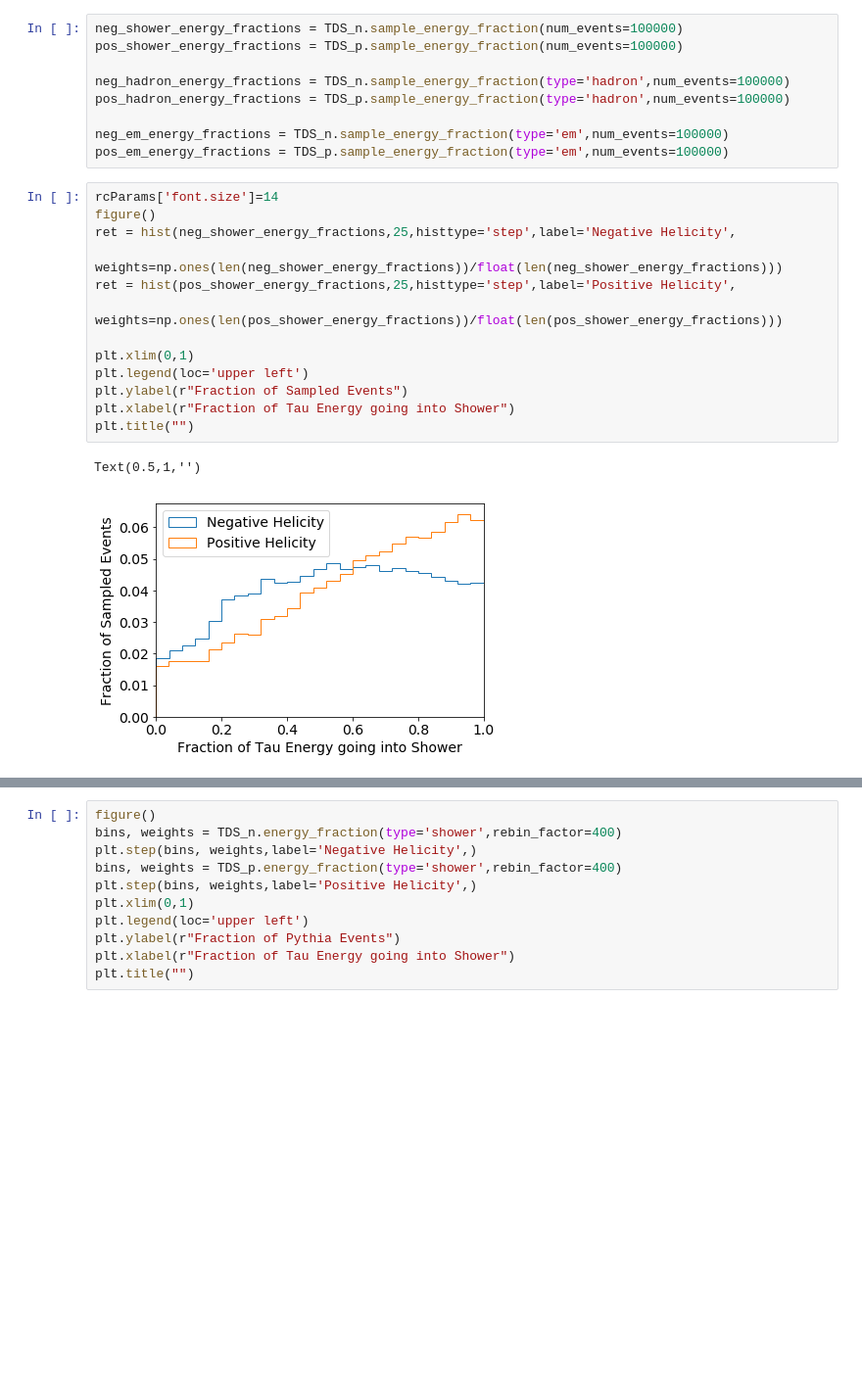
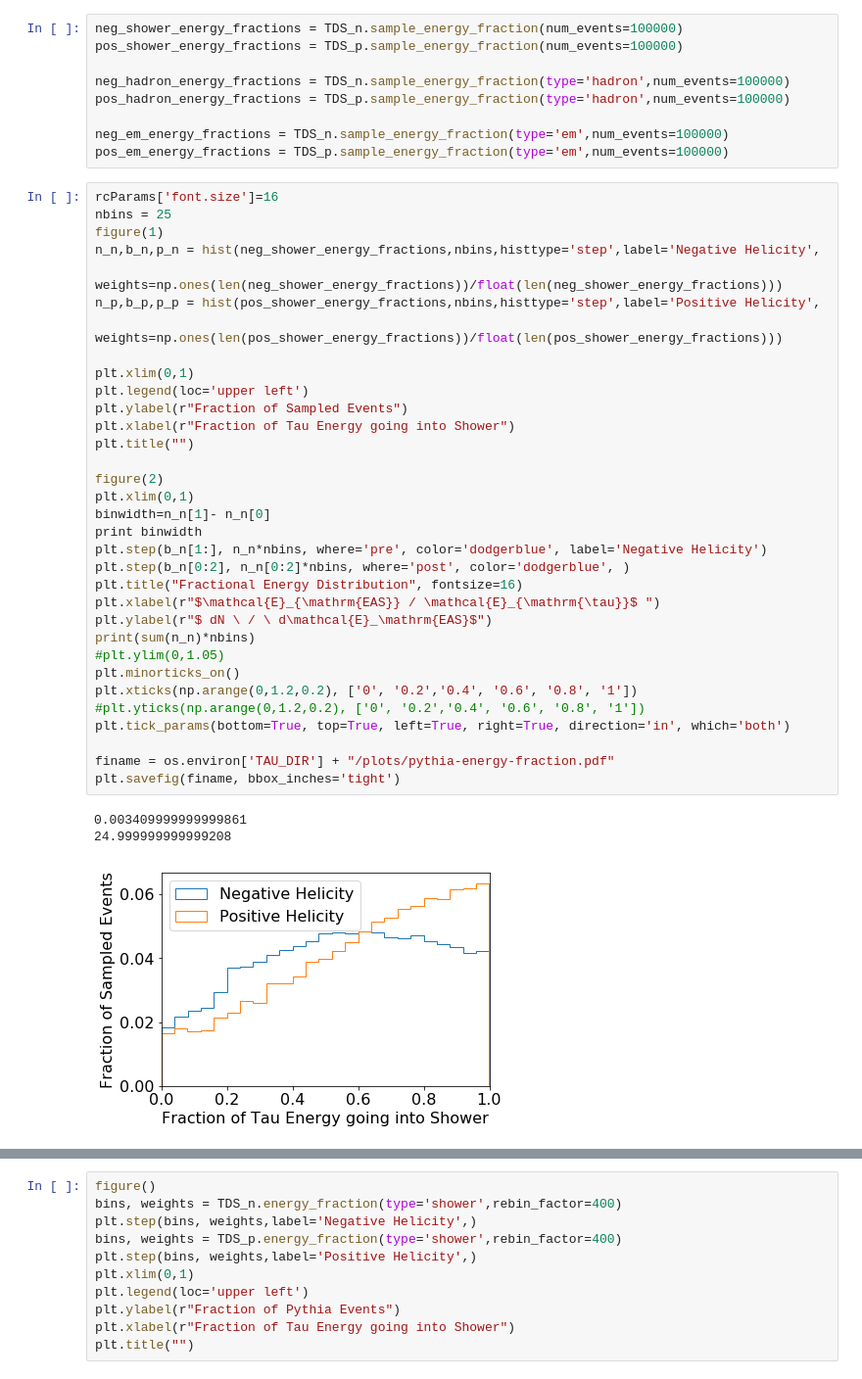
Before and after one commit to swissel/nutau_acceptance, a Jupyter notebook: 03_Detector/test_Tau_Decay_Pythia_Simulator.ipynb, the cells around one changed output, grey strips where cells are left out. Shown at 98% size. Saved outputs shown, nothing was run; the diff lists cells and outputs as text; blank space fills up the shorter version.

```diff
--- a/03_Detector/test_Tau_Decay_Pythia_Simulator.ipynb
+++ b/03_Detector/test_Tau_Decay_Pythia_Simulator.ipynb
@@ -89,19 +90,40 @@ pos_hadron_energy_fractions = TDS_p.sample_energy_fraction(type='hadron',num_eve
 
 neg_em_energy_fractions = TDS_n.sample_energy_fraction(type='em',num_events=100000)
 pos_em_energy_fractions = TDS_p.sample_energy_fraction(type='em',num_events=100000)
-# %%
-rcParams['font.size']=14
-figure()
-ret = hist(neg_shower_energy_fractions,25,histtype='step',label='Negative Helicity',
-           weights=np.ones(len(neg_shower_energy_fractions))/float(len(neg_shower_energy_fractions)))
-ret = hist(pos_shower_energy_fractions,25,histtype='step',label='Positive Helicity',
-           weights=np.ones(len(pos_shower_energy_fractions))/float(len(pos_shower_energy_fractions)))
-
-plt.xlim(0,1)
-plt.legend(loc='upper left')
-plt.ylabel(r"Fraction of Sampled Events")
-plt.xlabel(r"Fraction of Tau Energy going into Shower")
-plt.title("")
-# %% [output]
-Text(0.5,1,'')
-[figure, removed]
+# %%
+rcParams['font.size']=16
+nbins = 25
+figure(1)
+n_n,b_n,p_n = hist(neg_shower_energy_fractions,nbins,histtype='step',label='Negative Helicity',
+                  weights=np.ones(len(neg_shower_energy_fractions))/float(len(neg_shower_energy_fractions)))
+n_p,b_p,p_p = hist(pos_shower_energy_fractions,nbins,histtype='step',label='Positive Helicity',
+                  weights=np.ones(len(pos_shower_energy_fractions))/float(len(pos_shower_energy_fractions)))
+
+plt.xlim(0,1)
+plt.legend(loc='upper left')
+plt.ylabel(r"Fraction of Sampled Events")
+plt.xlabel(r"Fraction of Tau Energy going into Shower")
+plt.title("")
+
+figure(2)
+plt.xlim(0,1)
+binwidth=n_n[1]- n_n[0]
+print binwidth
+plt.step(b_n[1:], n_n*nbins, where='pre', color='dodgerblue', label='Negative Helicity')
+plt.step(b_n[0:2], n_n[0:2]*nbins, where='post', color='dodgerblue', )
+plt.title("Fractional Energy Distribution", fontsize=16)
+plt.xlabel(r"$\mathcal{E}_{\mathrm{EAS}} / \mathcal{E}_{\mathrm{\tau}}$ ")
+plt.ylabel(r"$ dN \ / \ d\mathcal{E}_\mathrm{EAS}$")
+print(sum(n_n)*nbins)
+#plt.ylim(0,1.05)
+plt.minorticks_on()
+plt.xticks(np.arange(0,1.2,0.2), ['0', '0.2','0.4', '0.6', '0.8', '1'])
+#plt.yticks(np.arange(0,1.2,0.2), ['0', '0.2','0.4', '0.6', '0.8', '1'])
+plt.tick_params(bottom=True, top=True, left=True, right=True, direction='in', which='both')
+
+finame = os.environ['TAU_DIR'] + "/plots/pythia-energy-fraction.pdf"
+plt.savefig(finame, bbox_inches='tight')
+# %% [output]
+0.003409999999999861
+24.999999999999208
+[figure, added]
```
Also changed, not shown: parts of 9 cells of this notebook, 3 other files.
